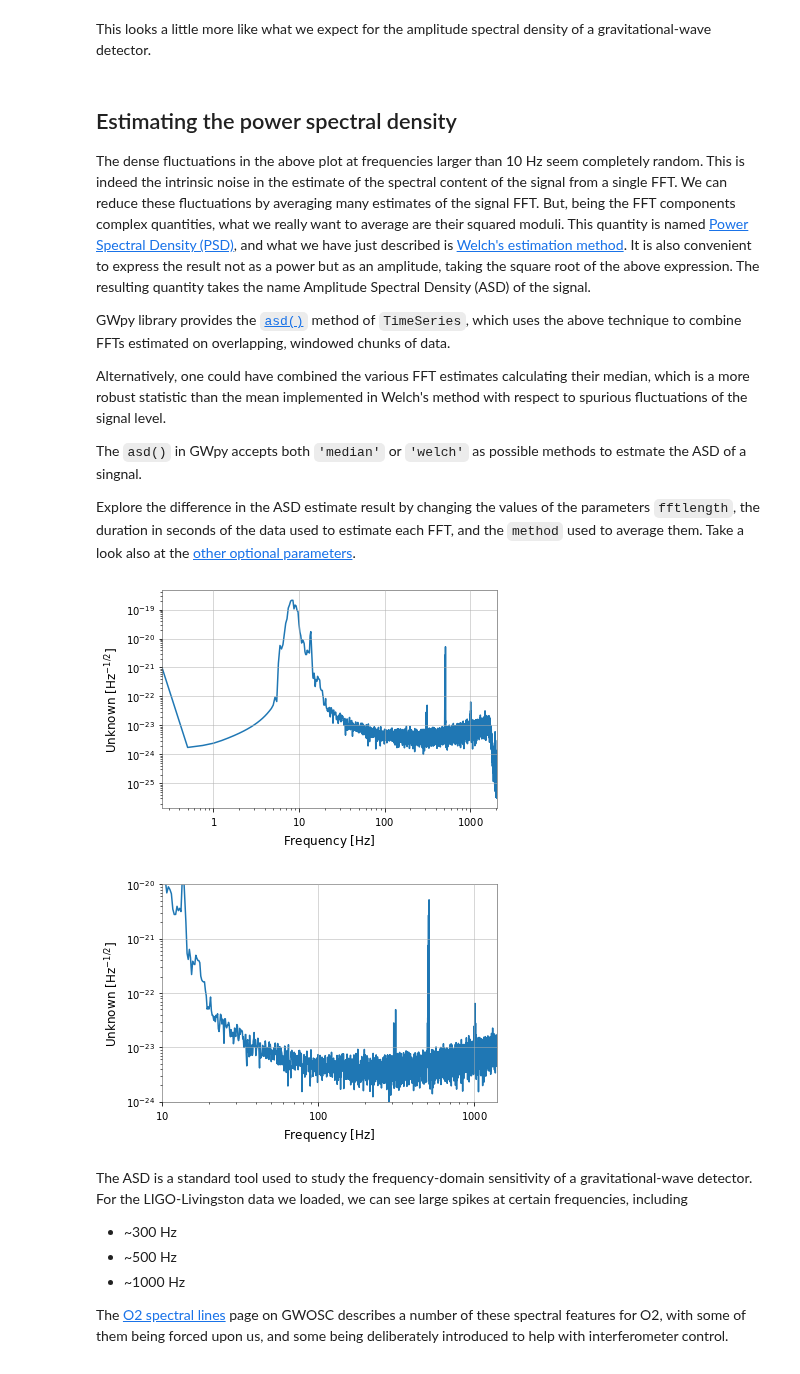
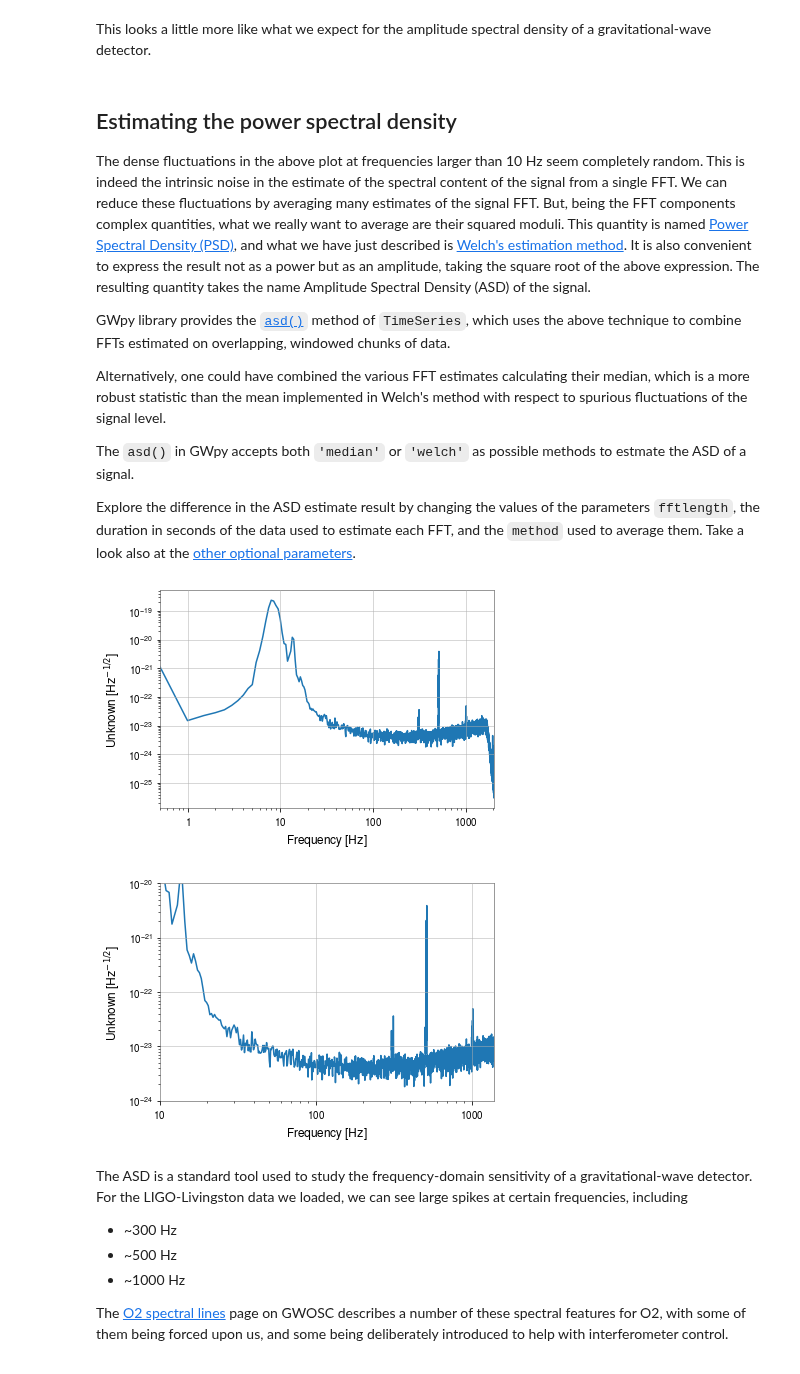
Before and after one commit to gw-odw/odw-2023, a Jupyter notebook: Tutorials/Day_1/Tuto_1.2_Open_Data_access_with_GWpy.ipynb, the cells around one changed output. Cells and saved outputs as stored; diff of their text form; code cells hidden in the pictures.

```diff
--- a/Tutorials/Day_1/Tuto_1.2_Open_Data_access_with_GWpy.ipynb
+++ b/Tutorials/Day_1/Tuto_1.2_Open_Data_access_with_GWpy.ipynb
@@ -171,22 +171,21 @@ GWpy library provides the [`asd()`](https://gwpy.github.io/docs/stable/api/gwpy.
 
 Alternatively, one could have combined the various FFT estimates calculating their median, which is a more robust statistic than the mean implemented in Welch's method with respect to spurious fluctuations of the signal level.
 
-The `asd()` in GWpy accepts both `'median'` or `'welch'` as possible methods to estmate the ASD of a singnal.
+The `asd()` in GWpy accepts both `'median'` or `'welch'` as possible methods to estmate the ASD of a signal.
 
 Explore the difference in the ASD estimate result by changing the values of the parameters `fftlength`, the duration in seconds of the data used to estimate each FFT, and the `method` used to average them. Take a look also at the [other optional parameters](https://gwpy.github.io/docs/stable/api/gwpy.timeseries.TimeSeries/#gwpy.timeseries.TimeSeries.asd-parameters).
 # %%
-asd = ldata.asd(fftlength=4, method="median")
+asd = ldata.asd(fftlength=2, method="median")
 plot = asd.plot()
 plot.show(warn=False)
 # %% [output]
-[figure, old version]
+[figure, new version]
 # %%
 ax = plot.gca()
-ax.set_xlim(10, 1400)
-ax.set_ylim(1e-24, 1e-20)
+ax.set(xlim=(10, 1400), ylim=(1e-24, 1e-20))
 plot
 # %% [output]
-[figure, old version]
+[figure, new version]
 # %% [markdown]
 The ASD is a standard tool used to study the frequency-domain sensitivity of a gravitational-wave detector.
 For the LIGO-Livingston data we loaded, we can see large spikes at certain frequencies, including
```
